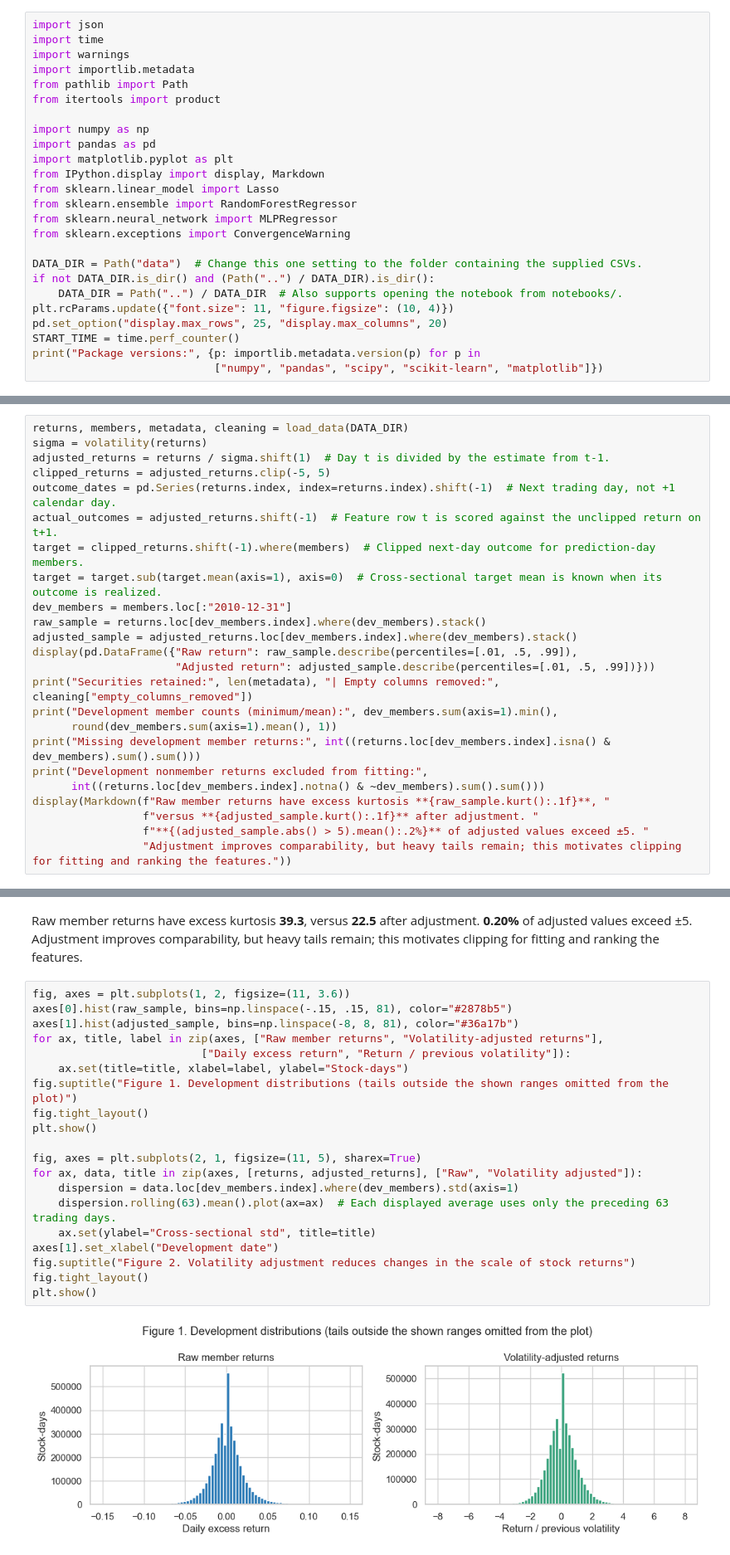
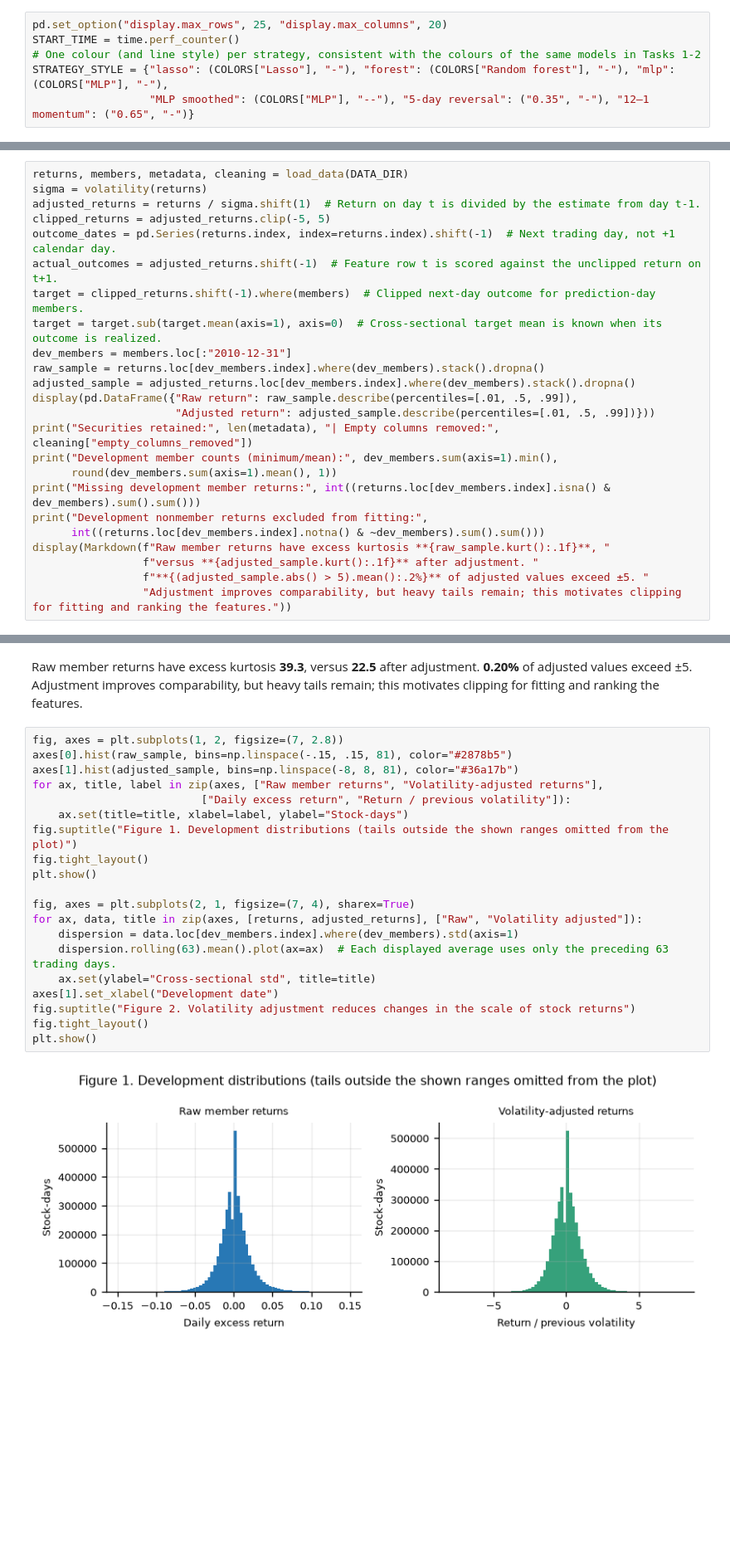
Before and after one commit to louisslnn/ecse551-assignment1, a Jupyter notebook: notebooks/Poon_Robatche-Claive_Salanon_Xu_Assignment1.ipynb, the cells around one changed output, grey strips where cells are left out. Shown at 83% size. Cells and saved outputs as stored; diff of their text form; blank space fills up the shorter version.

Commit message:
updated final notebook

```diff
--- a/notebooks/Poon_Robatche-Claive_Salanon_Xu_Assignment1.ipynb
+++ b/notebooks/Poon_Robatche-Claive_Salanon_Xu_Assignment1.ipynb
@@ -1229,25 +924,6 @@ new run; we report negative or inconclusive outcomes as well as positive ones.
 # %%
-import json
-import time
-import warnings
-import importlib.metadata
-from pathlib import Path
-from itertools import product
-
-import numpy as np
-import pandas as pd
-import matplotlib.pyplot as plt
-from IPython.display import display, Markdown
-from sklearn.linear_model import Lasso
-from sklearn.ensemble import RandomForestRegressor
-from sklearn.neural_network import MLPRegressor
-from sklearn.exceptions import ConvergenceWarning
-
-DATA_DIR = Path("data")  # Change this one setting to the folder containing the supplied CSVs.
-if not DATA_DIR.is_dir() and (Path("..") / DATA_DIR).is_dir():
-    DATA_DIR = Path("..") / DATA_DIR  # Also supports opening the notebook from notebooks/.
-plt.rcParams.update({"font.size": 11, "figure.figsize": (10, 4)})
 pd.set_option("display.max_rows", 25, "display.max_columns", 20)
 START_TIME = time.perf_counter()
-print("Package versions:", {p: importlib.metadata.version(p) for p in
-                            ["numpy", "pandas", "scipy", "scikit-learn", "matplotlib"]})
+# One colour (and line style) per strategy, consistent with the colours of the same models in Tasks 1-2
+STRATEGY_STYLE = {"lasso": (COLORS["Lasso"], "-"), "forest": (COLORS["Random forest"], "-"), "mlp": (COLORS["MLP"], "-"),
+                  "MLP smoothed": (COLORS["MLP"], "--"), "5-day reversal": ("0.35", "-"), "12–1 momentum": ("0.65", "-")}
@@ -1321,15 +995,15 @@ the original, unclipped adjusted returns. All exploratory statistics below use p
 # %%
 returns, members, metadata, cleaning = load_data(DATA_DIR)
 sigma = volatility(returns)
-adjusted_returns = returns / sigma.shift(1)  # Day t is divided by the estimate from t-1.
+adjusted_returns = returns / sigma.shift(1)  # Return on day t is divided by the estimate from day t-1.
 clipped_returns = adjusted_returns.clip(-5, 5)
 outcome_dates = pd.Series(returns.index, index=returns.index).shift(-1)  # Next trading day, not +1 calendar day.
 actual_outcomes = adjusted_returns.shift(-1)  # Feature row t is scored against the unclipped return on t+1.
 target = clipped_returns.shift(-1).where(members)  # Clipped next-day outcome for prediction-day members.
 target = target.sub(target.mean(axis=1), axis=0)  # Cross-sectional target mean is known when its outcome is realized.
 dev_members = members.loc[:"2010-12-31"]
-raw_sample = returns.loc[dev_members.index].where(dev_members).stack()
-adjusted_sample = adjusted_returns.loc[dev_members.index].where(dev_members).stack()
+raw_sample = returns.loc[dev_members.index].where(dev_members).stack().dropna()
+adjusted_sample = adjusted_returns.loc[dev_members.index].where(dev_members).stack().dropna()
 display(pd.DataFrame({"Raw return": raw_sample.describe(percentiles=[.01, .5, .99]),
                       "Adjusted return": adjusted_sample.describe(percentiles=[.01, .5, .99])}))
 print("Securities retained:", len(metadata), "| Empty columns removed:", cleaning["empty_columns_removed"])
@@ -1358,24 +1032,24 @@ Missing development member returns: 0
 Development nonmember returns excluded from fitting: 2106407
 Raw member returns have excess kurtosis **39.3**, versus **22.5** after adjustment. **0.20%** of adjusted values exceed ±5. Adjustment improves comparability, but heavy tails remain; this motivates clipping for fitting and ranking the features.
 # %%
-fig, axes = plt.subplots(1, 2, figsize=(11, 3.6))
+fig, axes = plt.subplots(1, 2, figsize=(7, 2.8))
 axes[0].hist(raw_sample, bins=np.linspace(-.15, .15, 81), color="#2878b5")
 axes[1].hist(adjusted_sample, bins=np.linspace(-8, 8, 81), color="#36a17b")
 for ax, title, label in zip(axes, ["Raw member returns", "Volatility-adjusted returns"],
                           ["Daily excess return", "Return / previous volatility"]):
     ax.set(title=title, xlabel=label, ylabel="Stock-days")
 fig.suptitle("Figure 1. Development distributions (tails outside the shown ranges omitted from the plot)")
 fig.tight_layout()
 plt.show()
 
-fig, axes = plt.subplots(2, 1, figsize=(11, 5), sharex=True)
+fig, axes = plt.subplots(2, 1, figsize=(7, 4), sharex=True)
 for ax, data, title in zip(axes, [returns, adjusted_returns], ["Raw", "Volatility adjusted"]):
     dispersion = data.loc[dev_members.index].where(dev_members).std(axis=1)
     dispersion.rolling(63).mean().plot(ax=ax)  # Each displayed average uses only the preceding 63 trading days.
     ax.set(ylabel="Cross-sectional std", title=title)
 axes[1].set_xlabel("Development date")
 fig.suptitle("Figure 2. Volatility adjustment reduces changes in the scale of stock returns")
 fig.tight_layout()
 plt.show()
 # %% [output]
-[figure, old version]
+[figure, new version]
```
Also changed, not shown: parts of 78 cells of this notebook, 31 other files.
